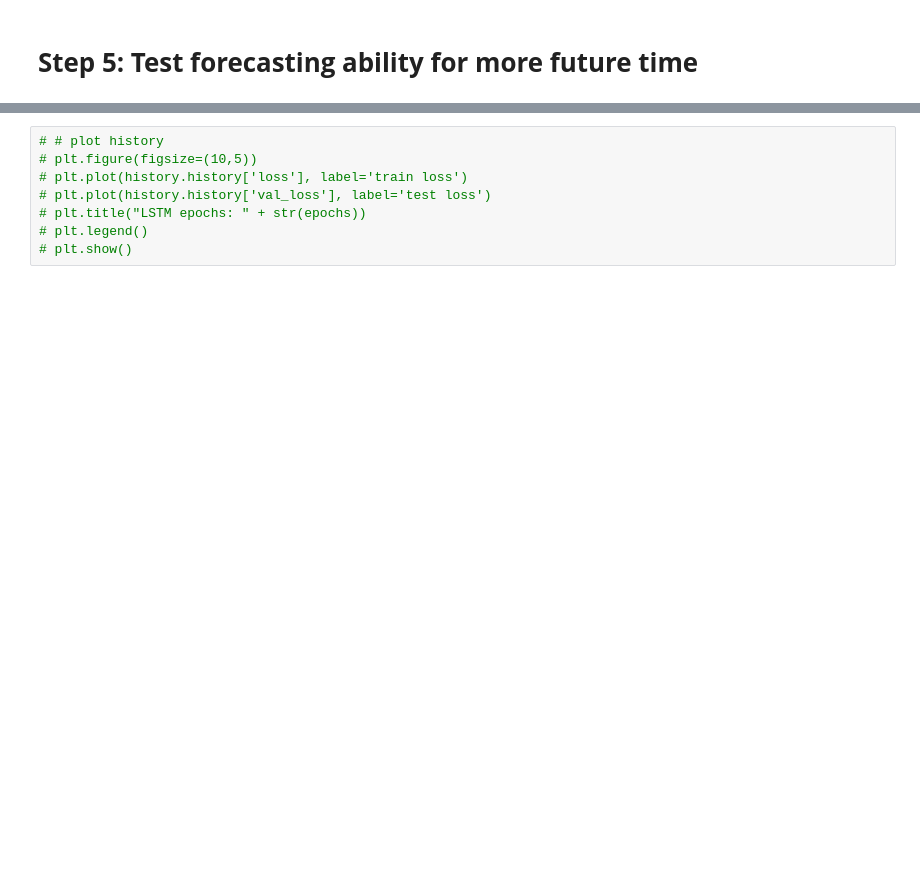
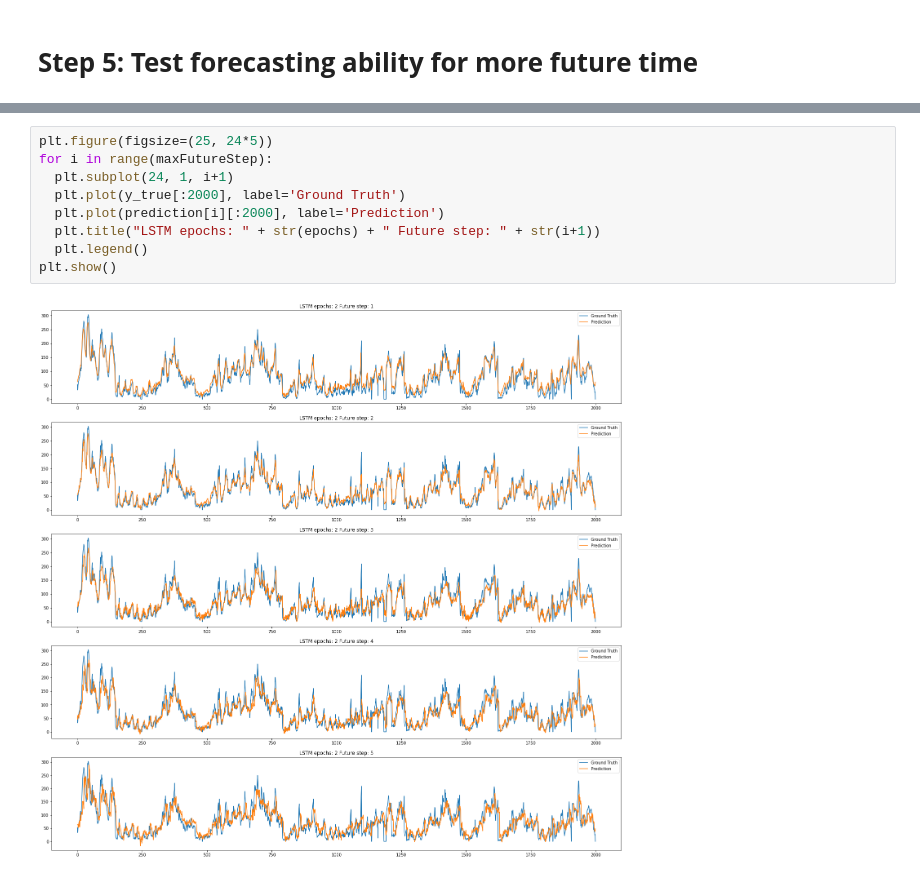
Before and after one commit to ttezy/Time-Sequence-Analysis, a Jupyter notebook: LSTM_Multivariate.ipynb, the cells around one changed output, grey strips where cells are left out. Drawn from its saved outputs; the diff is of its cells as text; blank space fills up the shorter version.

```diff
--- a/LSTM_Multivariate.ipynb
+++ b/LSTM_Multivariate.ipynb
@@ -430,8 +347,11 @@ Test RMSE: 54.829
 # %%
-# # plot history
-# plt.figure(figsize=(10,5))
-# plt.plot(history.history['loss'], label='train loss')
-# plt.plot(history.history['val_loss'], label='test loss')
-# plt.title("LSTM epochs: " + str(epochs))
-# plt.legend()
-# plt.show()
+plt.figure(figsize=(25, 24*5))
+for i in range(maxFutureStep):
+  plt.subplot(24, 1, i+1)
+  plt.plot(y_true[:2000], label='Ground Truth')
+  plt.plot(prediction[i][:2000], label='Prediction')
+  plt.title("LSTM epochs: " + str(epochs) + " Future step: " + str(i+1))
+  plt.legend()
+plt.show()
+# %% [output]
+[figure, added]
```
Also changed, not shown: parts of 7 cells of this notebook.
